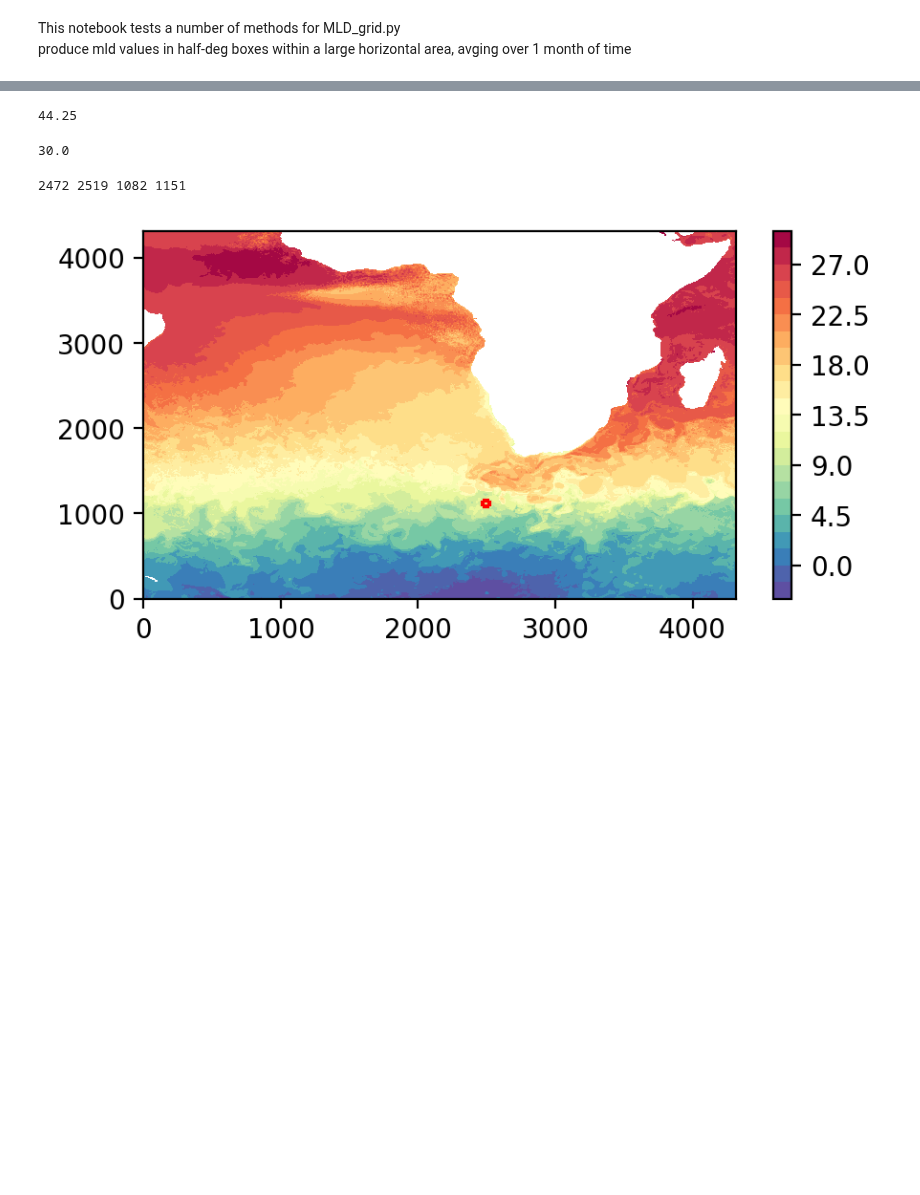
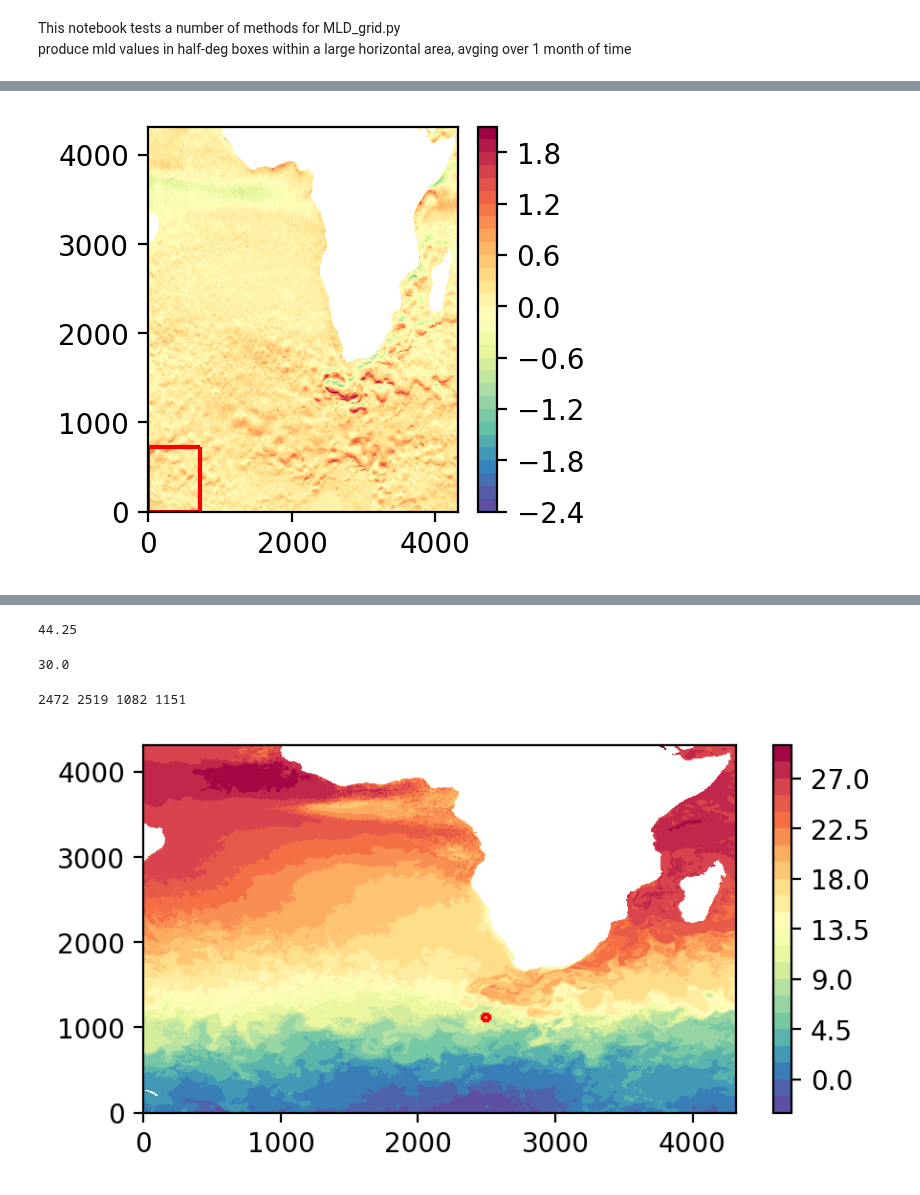
Before and after one commit to GHOpenonic/LLC_ocean_emulator, a Jupyter notebook: high_res_diagnostics/MLD/MLD_grid_testing.ipynb, the cells around one changed output, grey strips where cells are left out. Saved outputs shown, nothing was run; the diff lists cells and outputs as text; code cells hidden in the pictures; blank space fills up the shorter version.

```diff
--- a/high_res_diagnostics/MLD/MLD_grid_testing.ipynb
+++ b/high_res_diagnostics/MLD/MLD_grid_testing.ipynb
@@ -60,0 +217,23 @@ def llc_latlon_box_indices(
+# %%
+i_0 = 0
+i_1 = 720
+j_0 = 0
+j_1 = 720
+# let's visualize loc of interest
+llc_vis = llc.isel(time=2000,face=1, k=0)
+fig, ax = plt.subplots(figsize=(2.5,2.5),dpi=200)
+cf = ax.contourf(llc_vis['U']['i_g'], llc_vis['U']['j'], llc_vis['U'], cmap="Spectral_r",vmin=np.min(llc_vis['U']).values,vmax=np.max(llc_vis['U']).values, levels = 30)
+
+ax.hlines(y=j_0, xmin=i_0, xmax=i_1, colors='r')
+ax.hlines(y=j_1, xmin=i_0, xmax=i_1, colors='r')
+ax.vlines(x=i_0, ymin=j_0, ymax=j_1, colors='r')
+ax.vlines(x=i_1, ymin=j_0, ymax=j_1, colors='r')
+
+plt.colorbar(cf, ax = ax)
+ax.set_xlim(0,4320)
+
+#rotate_axes_90_clockwise(ax)
+
+plt.show()
+# %% [output]
+[figure, added]
```
Also changed, not shown: parts of 14 cells of this notebook, 12 other files.
